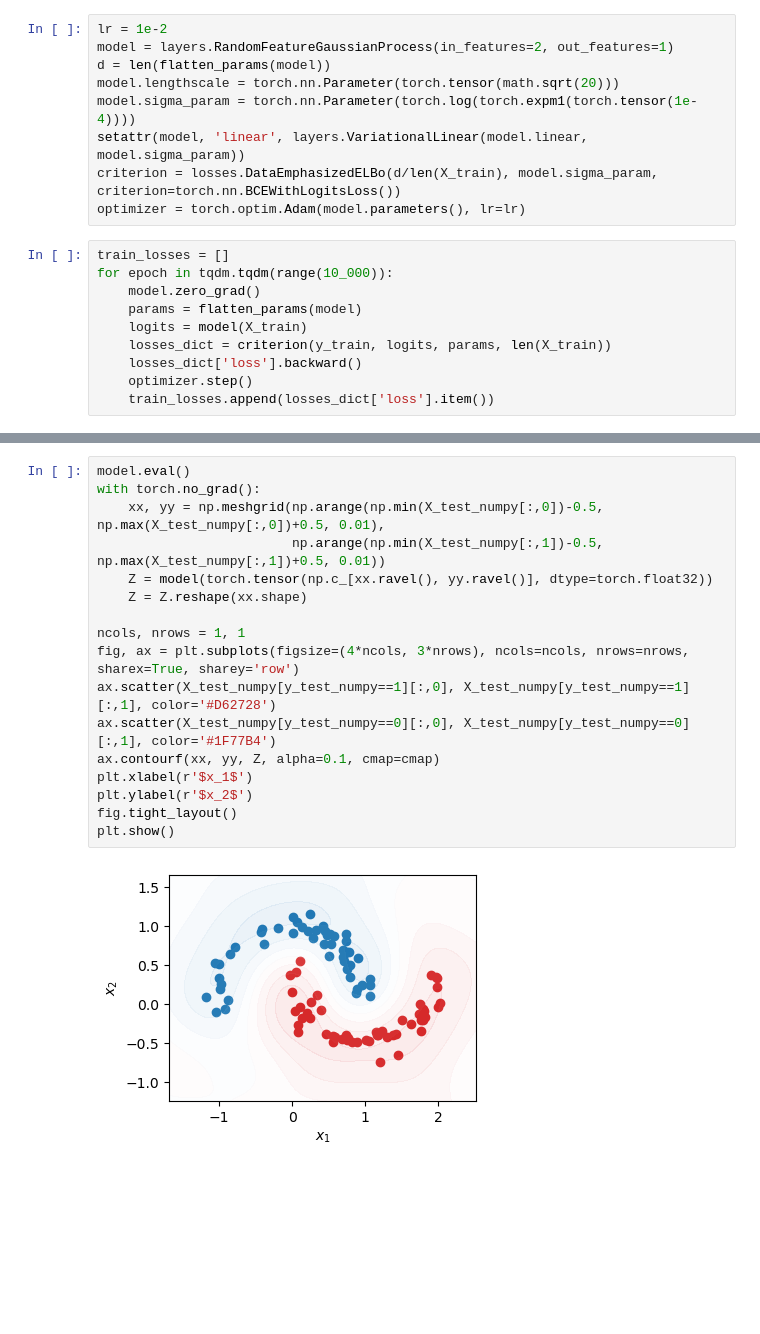
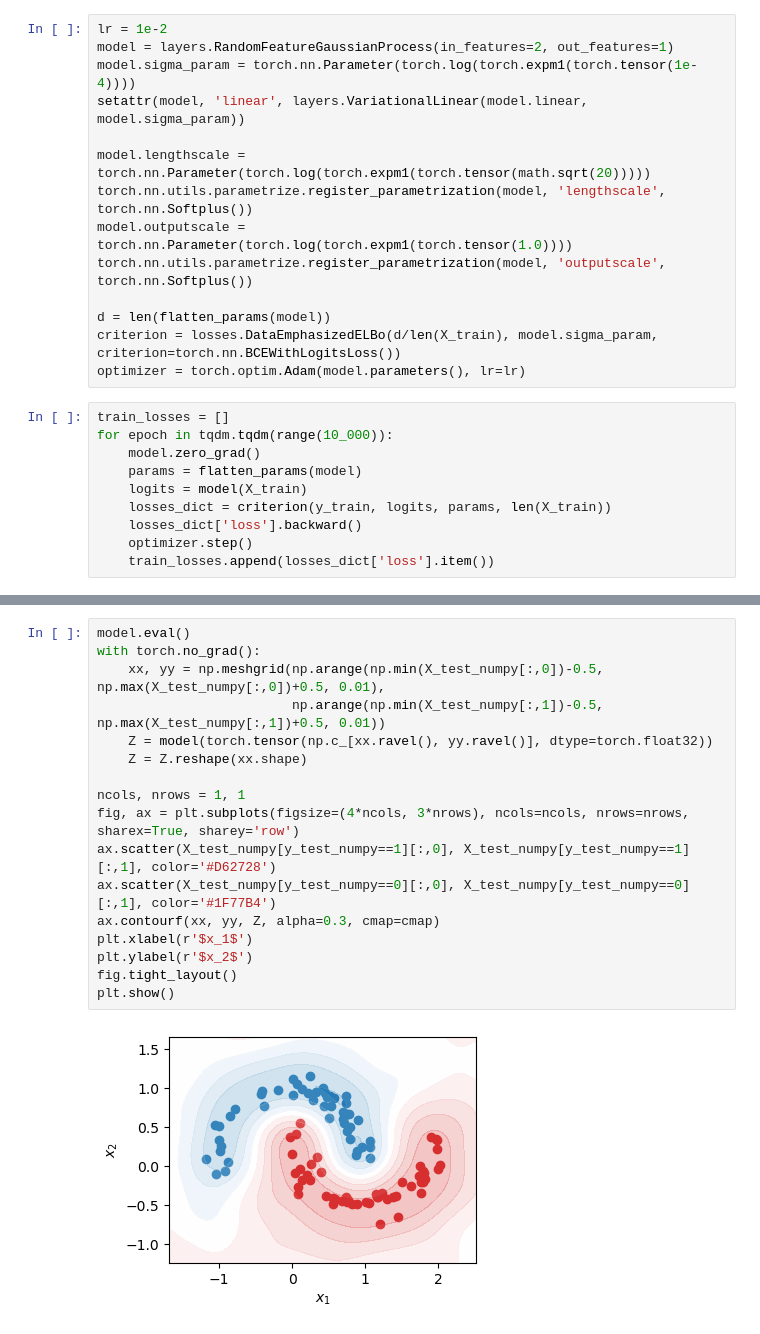
Before and after one commit to ethanharvey98/understanding-SNGP, a Jupyter notebook: notebooks/demo.ipynb, the cells around one changed output, grey strips where cells are left out. Saved outputs shown, nothing was run; the diff lists cells and outputs as text; blank space fills up the shorter version.

Commit message:
Added outputscale

```diff
--- a/notebooks/demo.ipynb
+++ b/notebooks/demo.ipynb
@@ -89,10 +89,15 @@ def flatten_params(model, excluded_params=['lengthscale', 'sigma_param']):
 # %%
 lr = 1e-2
 model = layers.RandomFeatureGaussianProcess(in_features=2, out_features=1)
-d = len(flatten_params(model))
-model.lengthscale = torch.nn.Parameter(torch.tensor(math.sqrt(20)))
 model.sigma_param = torch.nn.Parameter(torch.log(torch.expm1(torch.tensor(1e-4))))
 setattr(model, 'linear', layers.VariationalLinear(model.linear, model.sigma_param))
+
+model.lengthscale = torch.nn.Parameter(torch.log(torch.expm1(torch.tensor(math.sqrt(20)))))
+torch.nn.utils.parametrize.register_parametrization(model, 'lengthscale', torch.nn.Softplus())
+model.outputscale = torch.nn.Parameter(torch.log(torch.expm1(torch.tensor(1.0))))
+torch.nn.utils.parametrize.register_parametrization(model, 'outputscale', torch.nn.Softplus())
+
+d = len(flatten_params(model))
 criterion = losses.DataEmphasizedELBo(d/len(X_train), model.sigma_param, criterion=torch.nn.BCEWithLogitsLoss())
 optimizer = torch.optim.Adam(model.parameters(), lr=lr)
 # %%
@@ -118,19 +123,19 @@ plt.show()
 # %%
 model.eval()
 with torch.no_grad():
     xx, yy = np.meshgrid(np.arange(np.min(X_test_numpy[:,0])-0.5, np.max(X_test_numpy[:,0])+0.5, 0.01),
                          np.arange(np.min(X_test_numpy[:,1])-0.5, np.max(X_test_numpy[:,1])+0.5, 0.01))
     Z = model(torch.tensor(np.c_[xx.ravel(), yy.ravel()], dtype=torch.float32))
     Z = Z.reshape(xx.shape)
 
 ncols, nrows = 1, 1
 fig, ax = plt.subplots(figsize=(4*ncols, 3*nrows), ncols=ncols, nrows=nrows, sharex=True, sharey='row')
 ax.scatter(X_test_numpy[y_test_numpy==1][:,0], X_test_numpy[y_test_numpy==1][:,1], color='#D62728')
 ax.scatter(X_test_numpy[y_test_numpy==0][:,0], X_test_numpy[y_test_numpy==0][:,1], color='#1F77B4')
-ax.contourf(xx, yy, Z, alpha=0.1, cmap=cmap)
+ax.contourf(xx, yy, Z, alpha=0.3, cmap=cmap)
 plt.xlabel(r'$x_1$')
 plt.ylabel(r'$x_2$')
 fig.tight_layout()
 plt.show()
 # %% [output]
-[figure, old version]
+[figure, new version]
```
Also changed, not shown: parts of 3 cells of this notebook, 1 other file.
